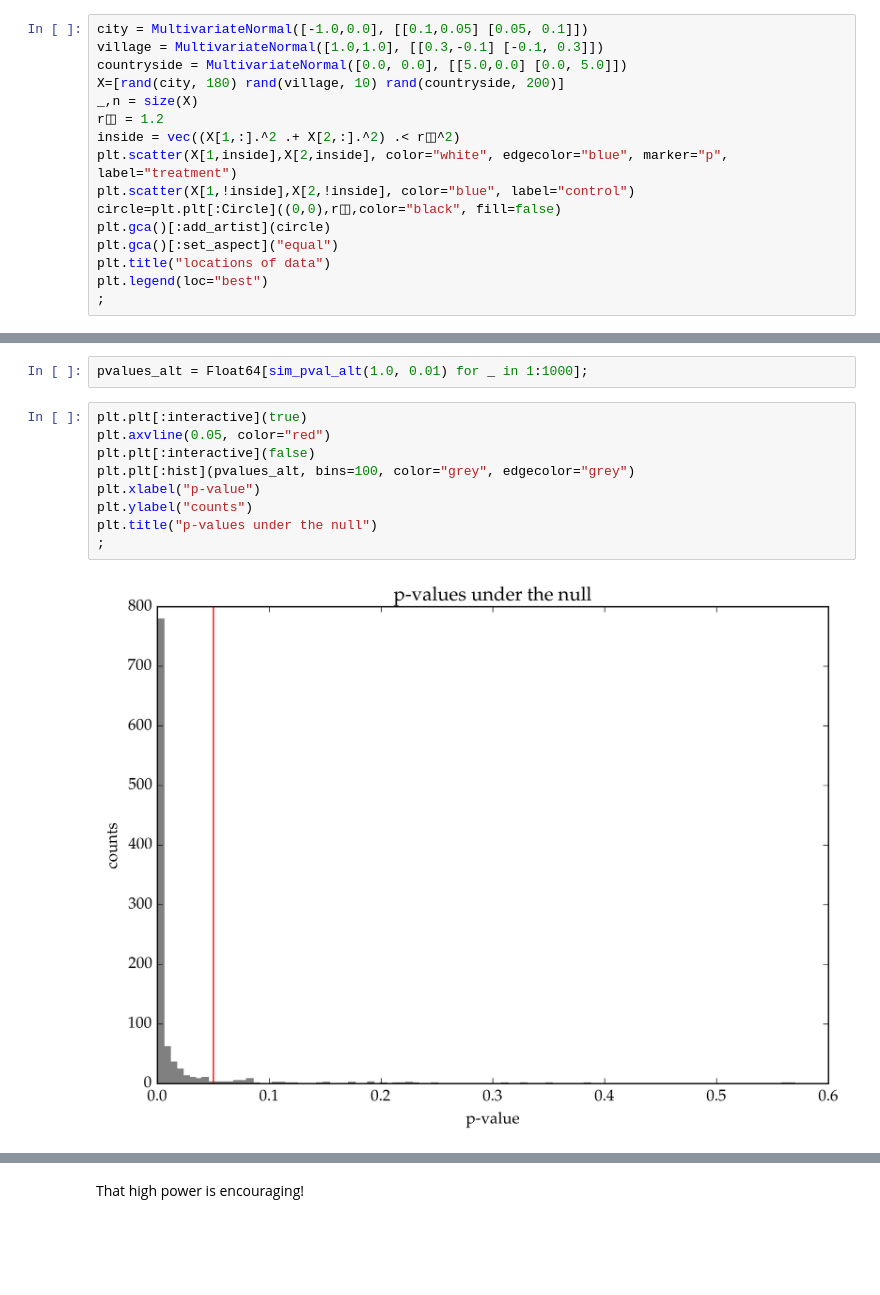
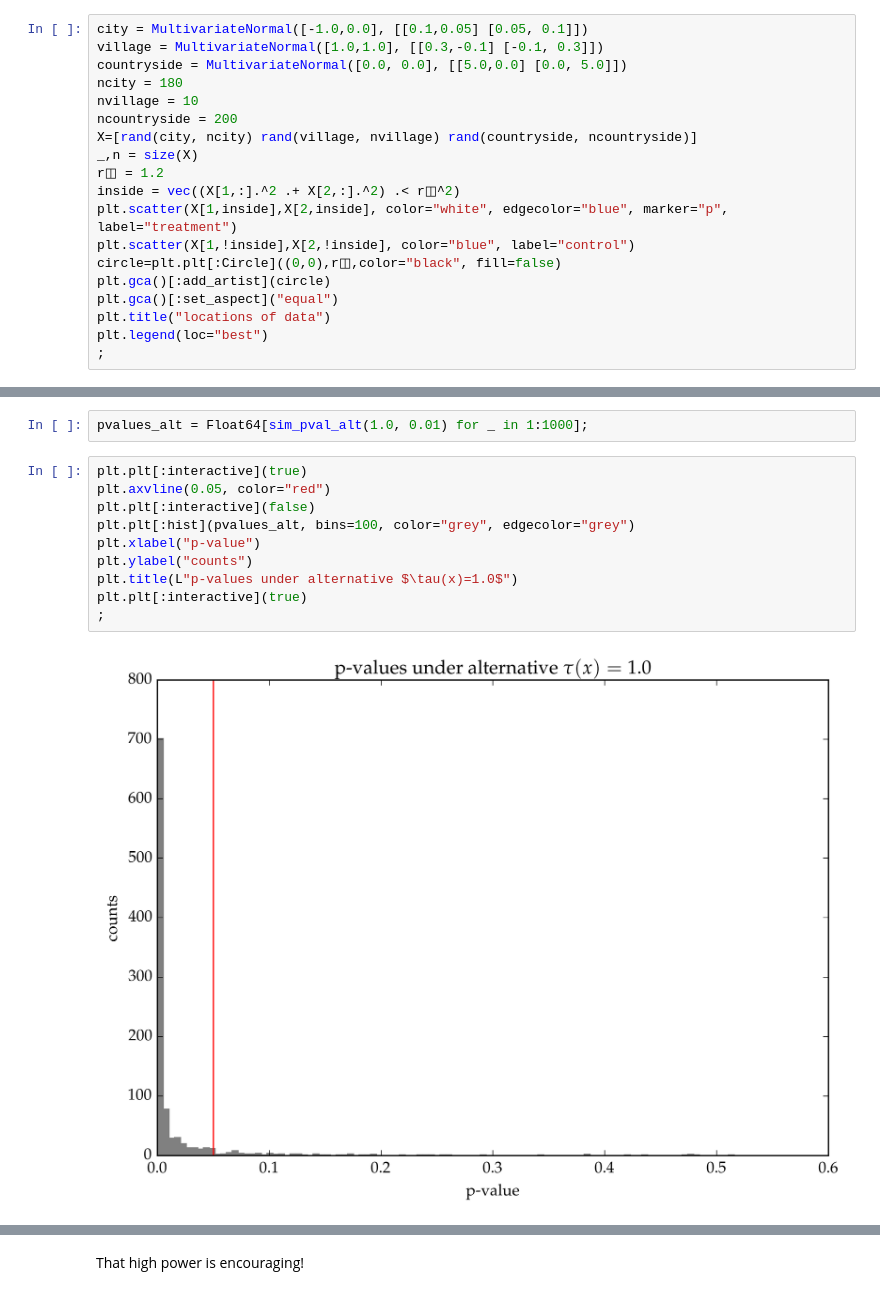
Before and after one commit to gwb/rdd-coverage, a Jupyter notebook: Maxime/Spatial2GPEstimators.ipynb, the cells around one changed output, grey strips where cells are left out. Cells and saved outputs as stored; diff of their text form; blank space fills up the shorter version.

```diff
--- a/Maxime/Spatial2GPEstimators.ipynb
+++ b/Maxime/Spatial2GPEstimators.ipynb
@@ -59,7 +58,10 @@ INFO: Recompiling stale cache file /Users/imolk/.julia/lib/v0.4/Distances.ji for
 city = MultivariateNormal([-1.0,0.0], [[0.1,0.05] [0.05, 0.1]])
 village = MultivariateNormal([1.0,1.0], [[0.3,-0.1] [-0.1, 0.3]])
 countryside = MultivariateNormal([0.0, 0.0], [[5.0,0.0] [0.0, 5.0]])
-X=[rand(city, 180) rand(village, 10) rand(countryside, 200)]
+ncity = 180
+nvillage = 10
+ncountryside = 200
+X=[rand(city, ncity) rand(village, nvillage) rand(countryside, ncountryside)]
 _,n = size(X)
 r◫ = 1.2
 inside = vec((X[1,:].^2 .+ X[2,:].^2) .< r◫^2)
@@ -492,14 +540,15 @@ pvalues_alt = Float64[sim_pval_alt(1.0, 0.01) for _ in 1:1000];
 # %%
 plt.plt[:interactive](true)
 plt.axvline(0.05, color="red")
 plt.plt[:interactive](false)
 plt.plt[:hist](pvalues_alt, bins=100, color="grey", edgecolor="grey")
 plt.xlabel("p-value")
 plt.ylabel("counts")
-plt.title("p-values under the null")
+plt.title(L"p-values under alternative $\tau(x)=1.0$")
+plt.plt[:interactive](true)
 ;
 # %% [output]
-[figure, old version]
+[figure, new version]
 # %%
 mean(pvalues_alt.<0.05) # power
 # %% [output]
```
Also changed, not shown: parts of 29 cells of this notebook.
